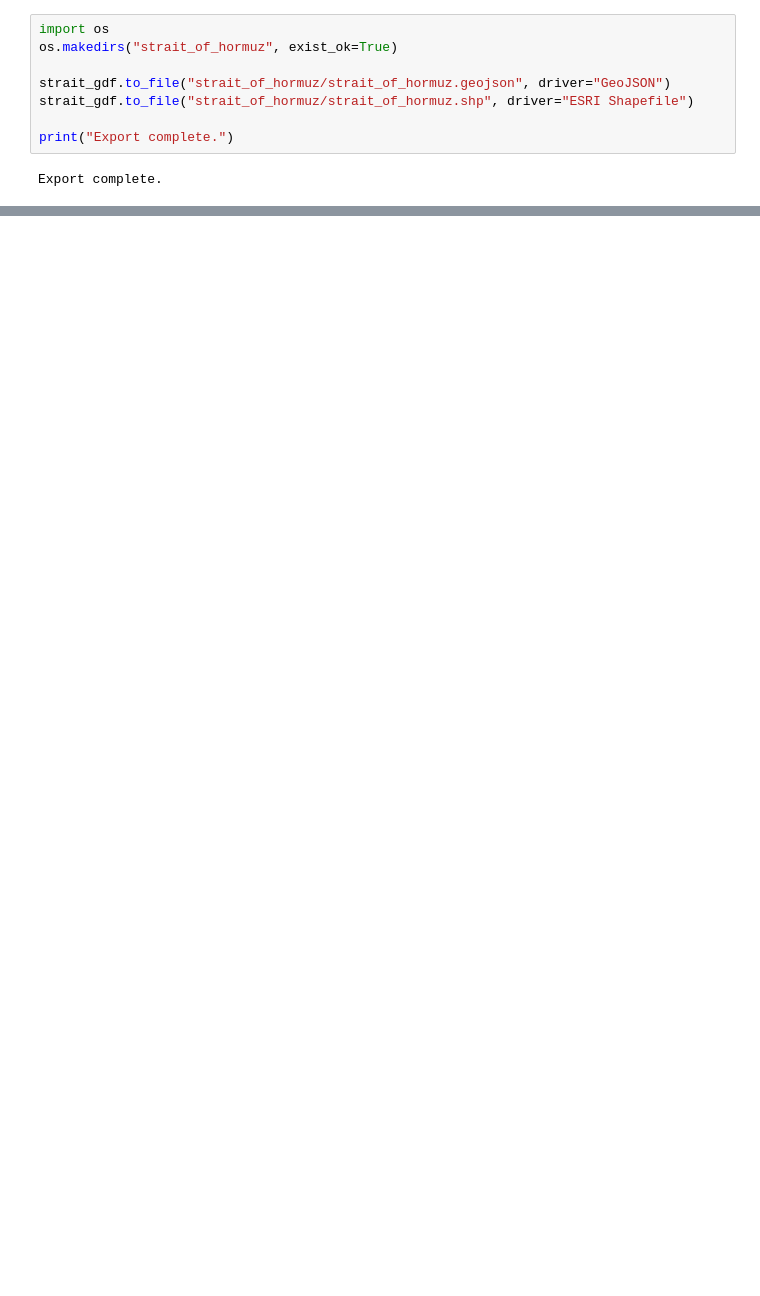
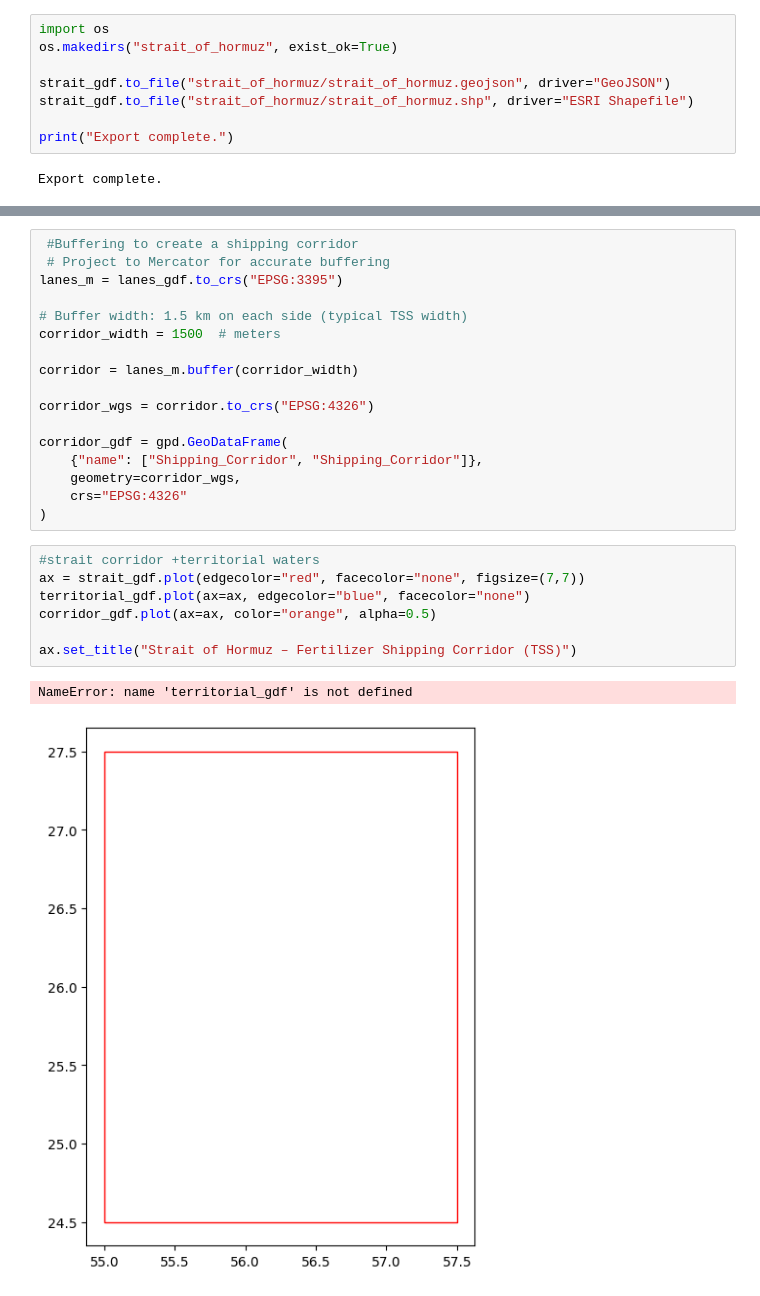
Before and after one commit to diademsamuel/7316, a Jupyter notebook: STRAIT_OF_HORMUZ.ipynb, the cells around one changed output, grey strips where cells are left out. Drawn from its saved outputs; the diff is of its cells as text; blank space fills up the shorter version.

```diff
--- a/STRAIT_OF_HORMUZ.ipynb
+++ b/STRAIT_OF_HORMUZ.ipynb
@@ -113,0 +350,27 @@ Export complete.
+# %%
+ #Buffering to create a shipping corridor
+ # Project to Mercator for accurate buffering
+lanes_m = lanes_gdf.to_crs("EPSG:3395")
+
+# Buffer width: 1.5 km on each side (typical TSS width)
+corridor_width = 1500  # meters
+
+corridor = lanes_m.buffer(corridor_width)
+
+corridor_wgs = corridor.to_crs("EPSG:4326")
+
+corridor_gdf = gpd.GeoDataFrame(
+    {"name": ["Shipping_Corridor", "Shipping_Corridor"]},
+    geometry=corridor_wgs,
+    crs="EPSG:4326"
+)
+# %%
+#strait corridor +territorial waters
+ax = strait_gdf.plot(edgecolor="red", facecolor="none", figsize=(7,7))
+territorial_gdf.plot(ax=ax, edgecolor="blue", facecolor="none")
+corridor_gdf.plot(ax=ax, color="orange", alpha=0.5)
+
+ax.set_title("Strait of Hormuz – Fertilizer Shipping Corridor (TSS)")
+# %% [output]
+NameError: name 'territorial_gdf' is not defined
+[figure, added]
```
Also changed, not shown: parts of 24 cells of this notebook.
